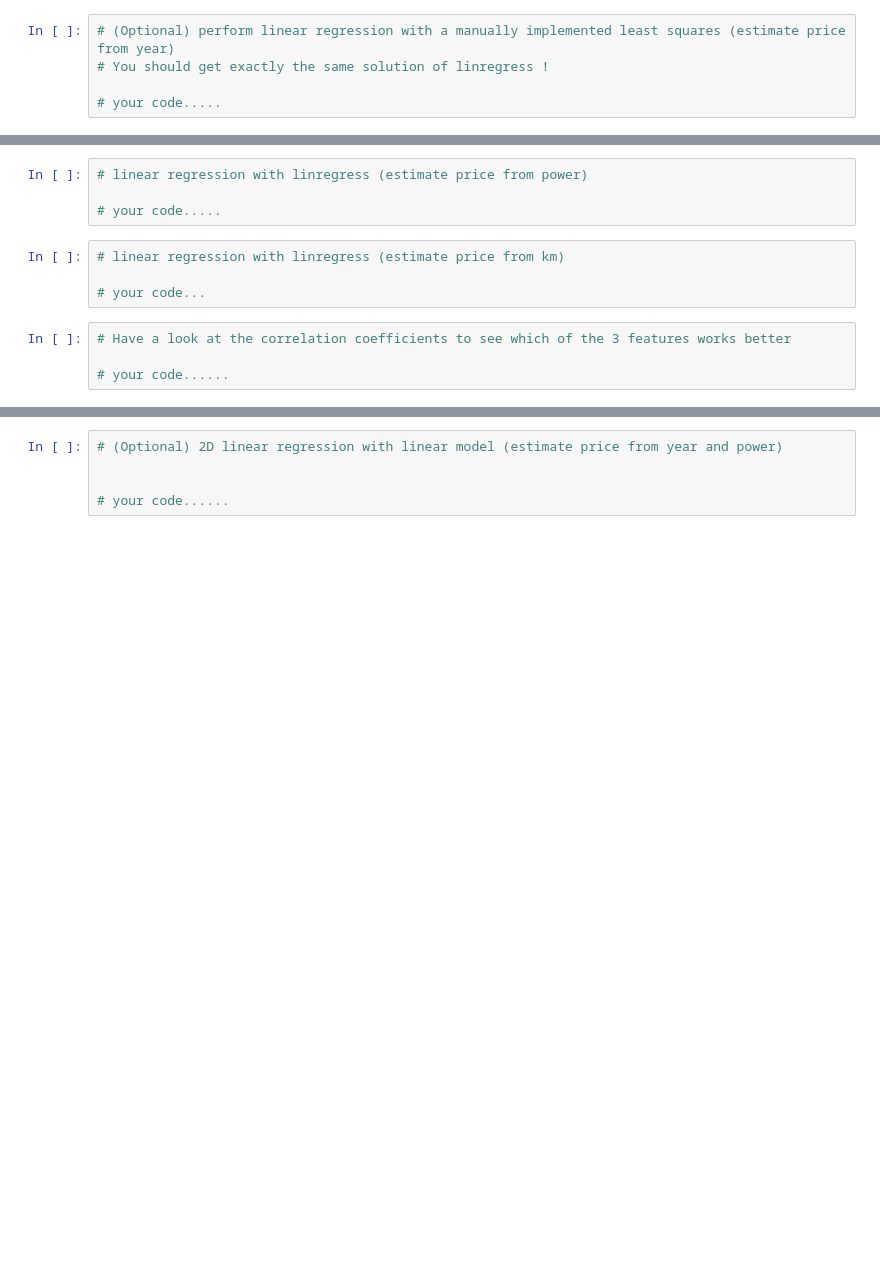
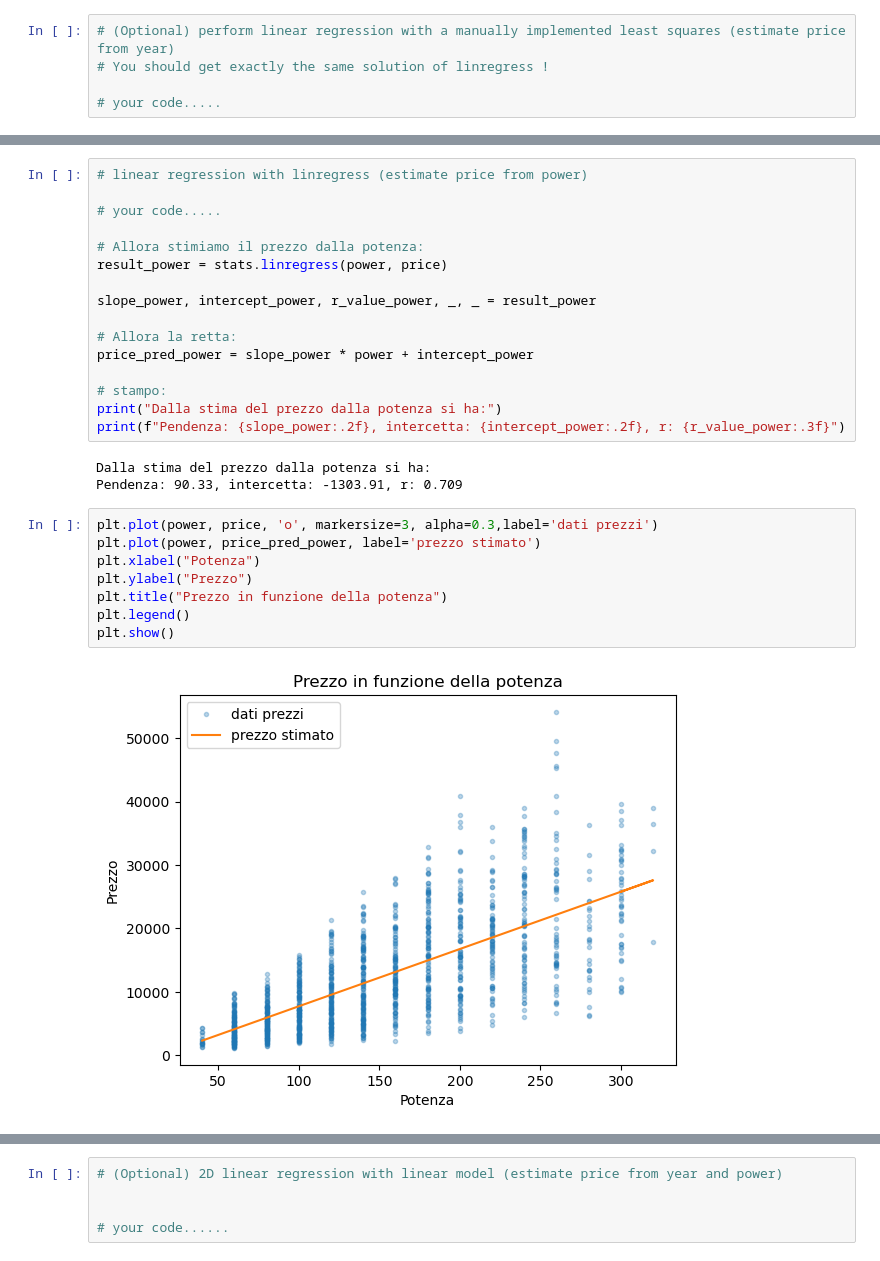
Before and after one commit to GioeleCesarini/MachineLearning_2627, a Jupyter notebook: Lab0_IntroPy/Lab 0 assignment.ipynb, the cells around one changed output, grey strips where cells are left out. Cells and saved outputs as stored; diff of their text form; blank space fills up the shorter version.

```diff
--- a/Lab0_IntroPy/Lab 0 assignment.ipynb
+++ b/Lab0_IntroPy/Lab 0 assignment.ipynb
@@ -143,12 +189,29 @@ You can make a simple 1D regression from each one of the parameters independentl
-# %%
-# linear regression with linregress (estimate price from power)
-
-# your code.....
-# %%
-# linear regression with linregress (estimate price from km)
-
-# your code...
-# %%
-# Have a look at the correlation coefficients to see which of the 3 features works better
-
-# your code......
+# %%
+# linear regression with linregress (estimate price from power)
+
+# your code.....
+
+# Allora stimiamo il prezzo dalla potenza:
+result_power = stats.linregress(power, price)
+
+slope_power, intercept_power, r_value_power, _, _ = result_power
+
+# Allora la retta:
+price_pred_power = slope_power * power + intercept_power
+
+# stampo:
+print("Dalla stima del prezzo dalla potenza si ha:")
+print(f"Pendenza: {slope_power:.2f}, intercetta: {intercept_power:.2f}, r: {r_value_power:.3f}")
+# %% [output]
+Dalla stima del prezzo dalla potenza si ha:
+Pendenza: 90.33, intercetta: -1303.91, r: 0.709
+# %%
+plt.plot(power, price, 'o', markersize=3, alpha=0.3,label='dati prezzi')
+plt.plot(power, price_pred_power, label='prezzo stimato')
+plt.xlabel("Potenza")
+plt.ylabel("Prezzo")
+plt.title("Prezzo in funzione della potenza")
+plt.legend()
+plt.show()
+# %% [output]
+[figure, added]
```
Also changed, not shown: parts of 8 cells of this notebook.
